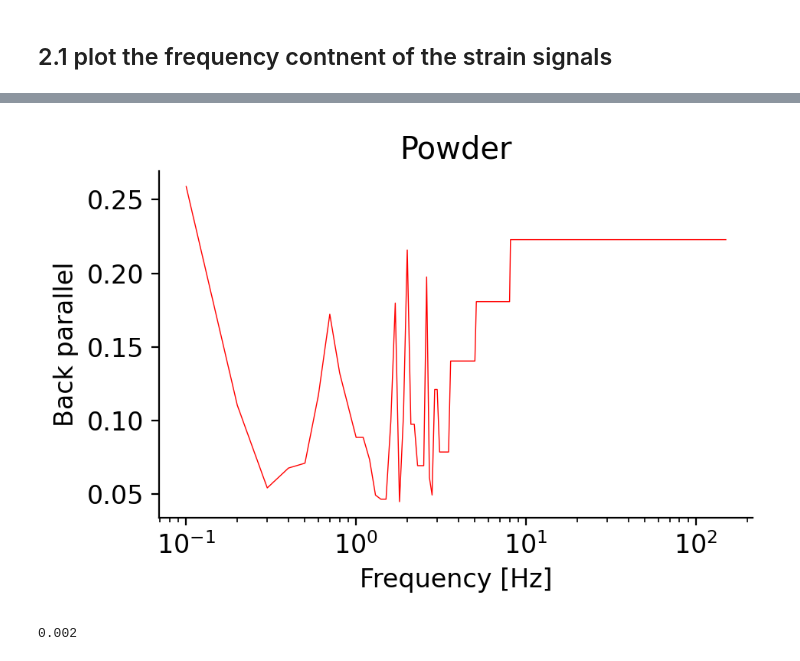
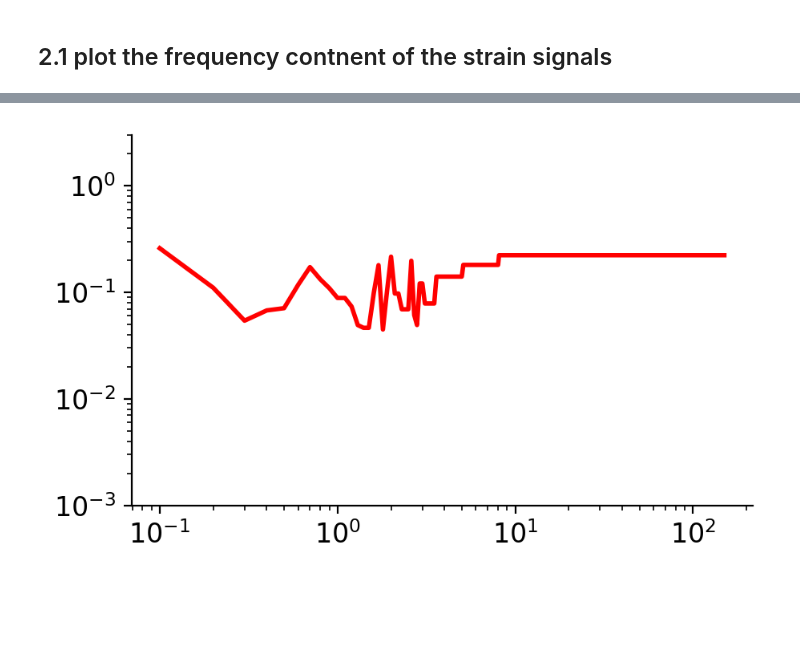
Before and after one commit to vanbreugel-lab/2023_ski_sense_manuscript, a Jupyter notebook: Strain_figures.ipynb, the cells around one changed output, grey strips where cells are left out. Saved outputs shown, nothing was run; the diff lists cells and outputs as text; code cells hidden in the pictures; blank space fills up the shorter version.

```diff
--- a/Strain_figures.ipynb
+++ b/Strain_figures.ipynb
@@ -411,26 +669,24 @@ plt.show()
 # %%
 # Frequency content of Groomer snow.
 color = 'red'
 mpl.rc('font', size=12)
 fig, ax = plt.subplots(1,1,figsize=[5,3], dpi = 200)
 fig.subplots_adjust(hspace=0.2)
 fig.patch.set_facecolor('white')
-ax.plot(sg7_segmented_all_snow.Frequency,all_b7[31], '-', color=color, linewidth=.5, label='Strain')
+ax.plot(sg7_segmented_all_snow.Frequency,all_b7[31], '-', color=color, linewidth=2, label='Strain')
 
-ax.set_title('Powder')
-ax.set_xlabel('Frequency [Hz]')
-ax.set_ylabel('Back parallel')
+#ax.set_title('Powder')
+#ax.set_xlabel('Frequency [Hz]')
+#ax.set_ylabel('Back parallel')
 ax.set_xscale('log')
-# ax.set_yscale('log')
+ax.set_yscale('log')
+
+ax.set_ylim(1e-3, 3)
 
 ax.spines['top'].set_visible(False)
 ax.spines['right'].set_visible(False)
 
-# plt.savefig("images/powder_2_turn_bode.svg",bbox_inches='tight',dpi=fig.dpi)
+plt.savefig("images/powder_2_turn_bode.svg",bbox_inches='tight',dpi=fig.dpi)
 plt.show()
 # %% [output]
-[figure, old version]
+[figure, new version]
-# %%
-0.1/50
-# %% [output]
-0.002
```
Also changed, not shown: parts of 21 cells of this notebook, 39 other files.
